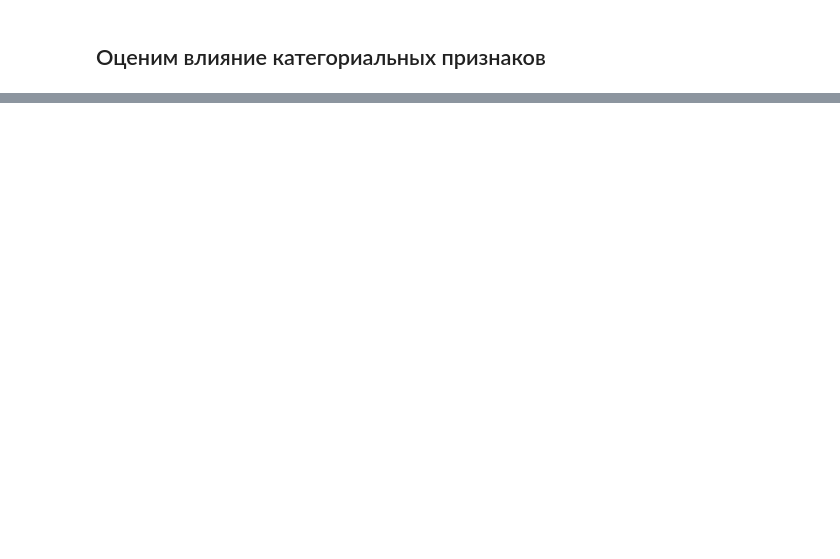
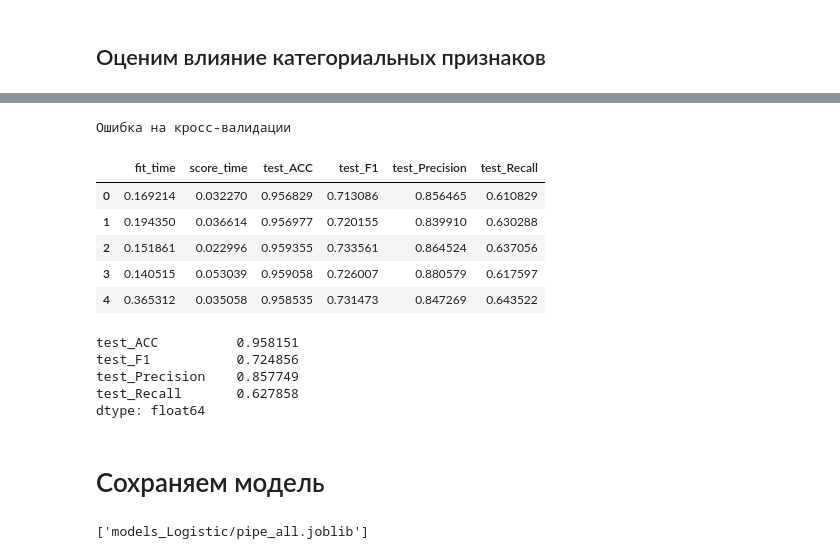
Before and after one commit to synrocka/Diabetes-Prediction, a Jupyter notebook: LogisticRegression.ipynb, the cells around one changed output, grey strips where cells are left out. Saved outputs shown, nothing was run; the diff lists cells and outputs as text; code cells hidden in the pictures; blank space fills up the shorter version.

Commit message:
Edit LogisticRegression.ipynb, Add models in models_Linear and models_Logistic

```diff
--- a/LogisticRegression.ipynb
+++ b/LogisticRegression.ipynb
@@ -374,3 +374,10 @@ test_Recall       0.614320
 dtype: float64
 # %% [markdown]
 ## Оценим влияние категориальных признаков
+# %%
+pipe_all = Pipeline([
+    ('preprocessors', preprocessors_all),
+    ('model', LogisticRegression(random_state=42))
+])
+# %%
+pipe_all.fit(X_train, y_train)
@@ -376,0 +461,20 @@ dtype: float64
+# %%
+cross_validation (X_train, y_train,
+                  pipe_all,
+                  scoring_clf,
+                  StratifiedKFold(n_splits=5, shuffle= True, random_state = 42))
+# %% [output]
+Ошибка на кросс-валидации
+|  | fit_time | score_time | test_ACC | test_F1 | test_Precision | test_Recall |
+| 0 | 0.169214 | 0.032270 | 0.956829 | 0.713086 | 0.856465 | 0.610829 |
+| 1 | 0.194350 | 0.036614 | 0.956977 | 0.720155 | 0.839910 | 0.630288 |
+| 2 | 0.151861 | 0.022996 | 0.959355 | 0.733561 | 0.864524 | 0.637056 |
+| 3 | 0.140515 | 0.053039 | 0.959058 | 0.726007 | 0.880579 | 0.617597 |
+| 4 | 0.365312 | 0.035058 | 0.958535 | 0.731473 | 0.847269 | 0.643522 |
+test_ACC          0.958151
+test_F1           0.724856
+test_Precision    0.857749
+test_Recall       0.627858
+dtype: float64
+# %% [markdown]
+# Сохраняем модель
@@ -376,0 +483,6 @@ dtype: float64
+# %%
+dump(model, 'models_Logistic/model.joblib')
+dump(pipe_num, 'models_Logistic/pipe_num.joblib')
+dump(pipe_all, 'models_Logistic/pipe_all.joblib')
+# %% [output]
+['models_Logistic/pipe_all.joblib']
```
Also changed, not shown: parts of 11 cells of this notebook, 7 other files.
